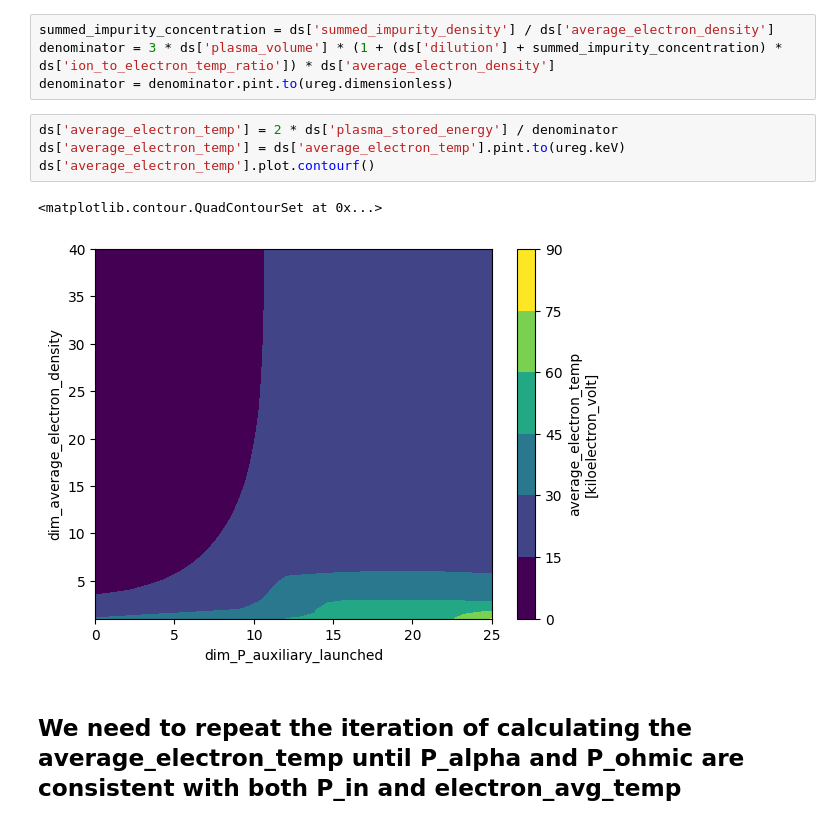
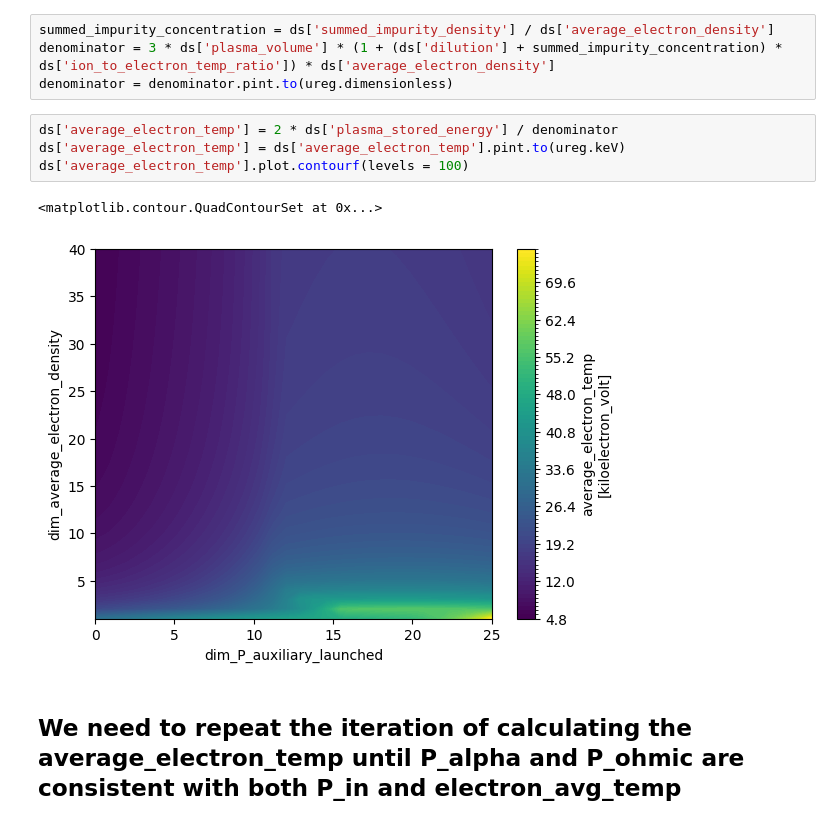
Before and after one commit to AudreySaltzman/cfspopcon, a Jupyter notebook: docs/doc_sources/Paux_ne_POPCON.ipynb, the cells around one changed output. Saved outputs shown, nothing was run; the diff lists cells and outputs as text.

```diff
--- a/docs/doc_sources/Paux_ne_POPCON.ipynb
+++ b/docs/doc_sources/Paux_ne_POPCON.ipynb
@@ -298,10 +298,10 @@ denominator = denominator.pint.to(ureg.dimensionless)
 # %%
 ds['average_electron_temp'] = 2 * ds['plasma_stored_energy'] / denominator
 ds['average_electron_temp'] = ds['average_electron_temp'].pint.to(ureg.keV)
-ds['average_electron_temp'].plot.contourf()
+ds['average_electron_temp'].plot.contourf(levels = 100)
 # %% [output]
 <matplotlib.contour.QuadContourSet at 0x...>
-[figure, old version]
+[figure, new version]
 # %% [markdown]
 ## We need to repeat the iteration of calculating the average_electron_temp until P_alpha and P_ohmic are consistent with both P_in and electron_avg_temp
 # %% [markdown]
```
Also changed, not shown: parts of 10 cells of this notebook.
